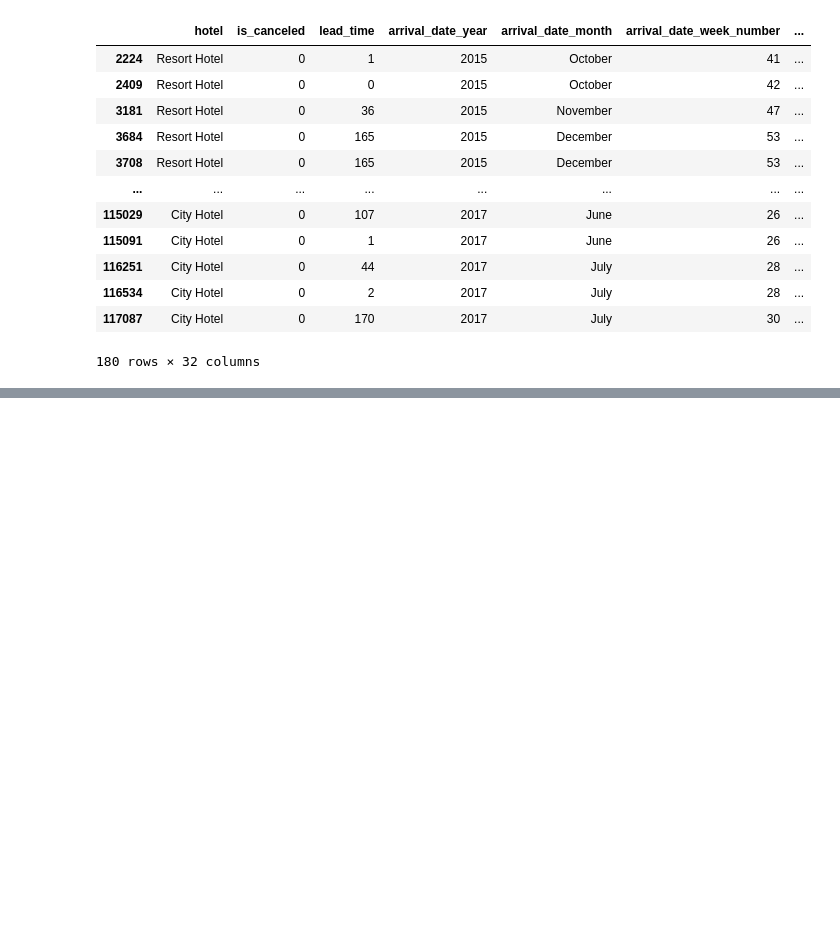
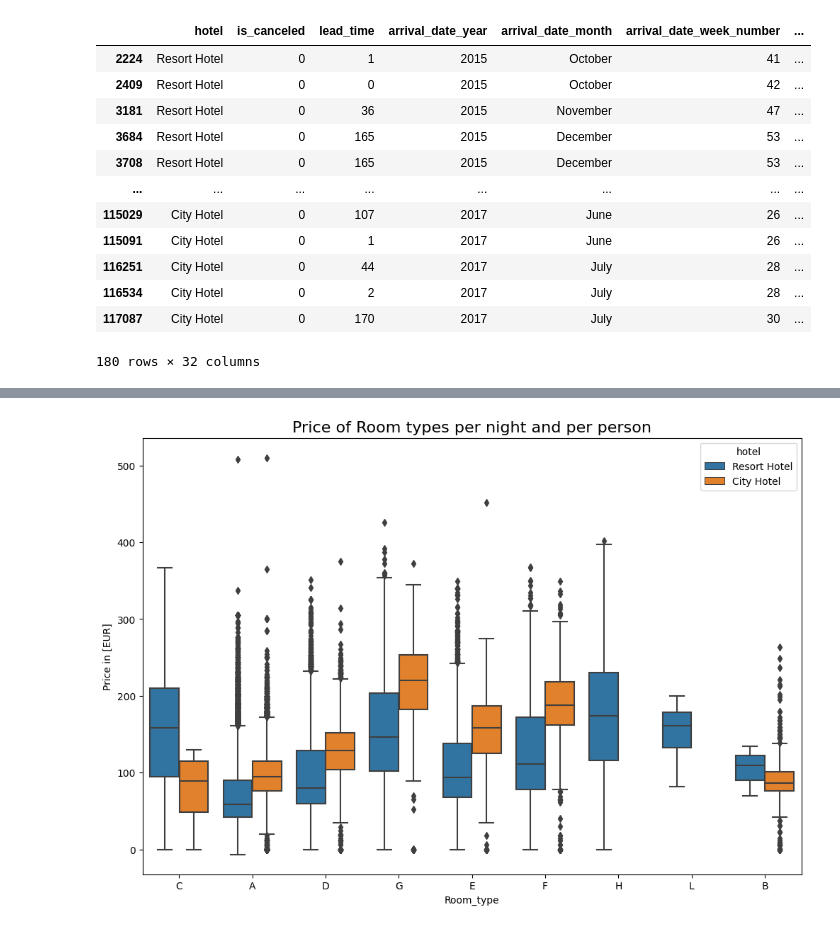
Before and after one commit to Sumetjutha/031_Real_Project_Analysis_Python, a Jupyter notebook: 002_Hotel_Booking_Data_Analysis.ipynb, the cells around one changed output, grey strips where cells are left out. Drawn from its saved outputs; the diff is of its cells as text; code cells hidden in the pictures; blank space fills up the shorter version.

```diff
--- a/002_Hotel_Booking_Data_Analysis.ipynb
+++ b/002_Hotel_Booking_Data_Analysis.ipynb
@@ -153,0 +306,13 @@ data.head()
+# %%
+# checking data where is is_canceled == 0 and keep in variable 'data_2'
+data_2 = data[data['is_canceled']==0]
+# %%
+# plot graph for check
+plt.figure(figsize=(12,8))
+sns.boxplot(x='reserved_room_type', y='adr', data=data_2, hue='hotel')
+plt.title('Price of Room types per night and per person', fontsize=16)
+plt.xlabel('Room_type')
+plt.ylabel('Price in [EUR]')
+plt.show()
+# %% [output]
+[figure, added]
```
Also changed, not shown: parts of 41 cells of this notebook.
